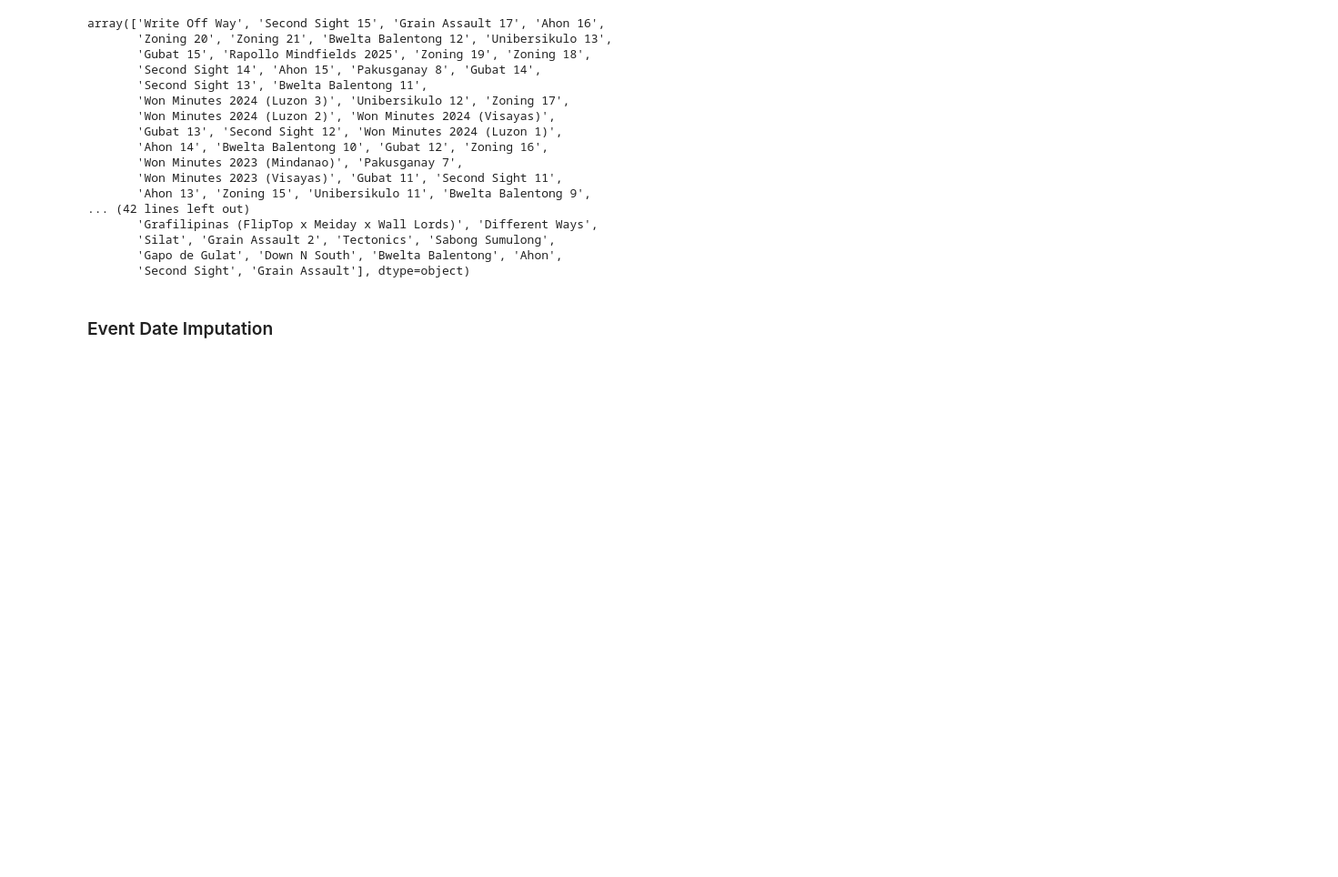
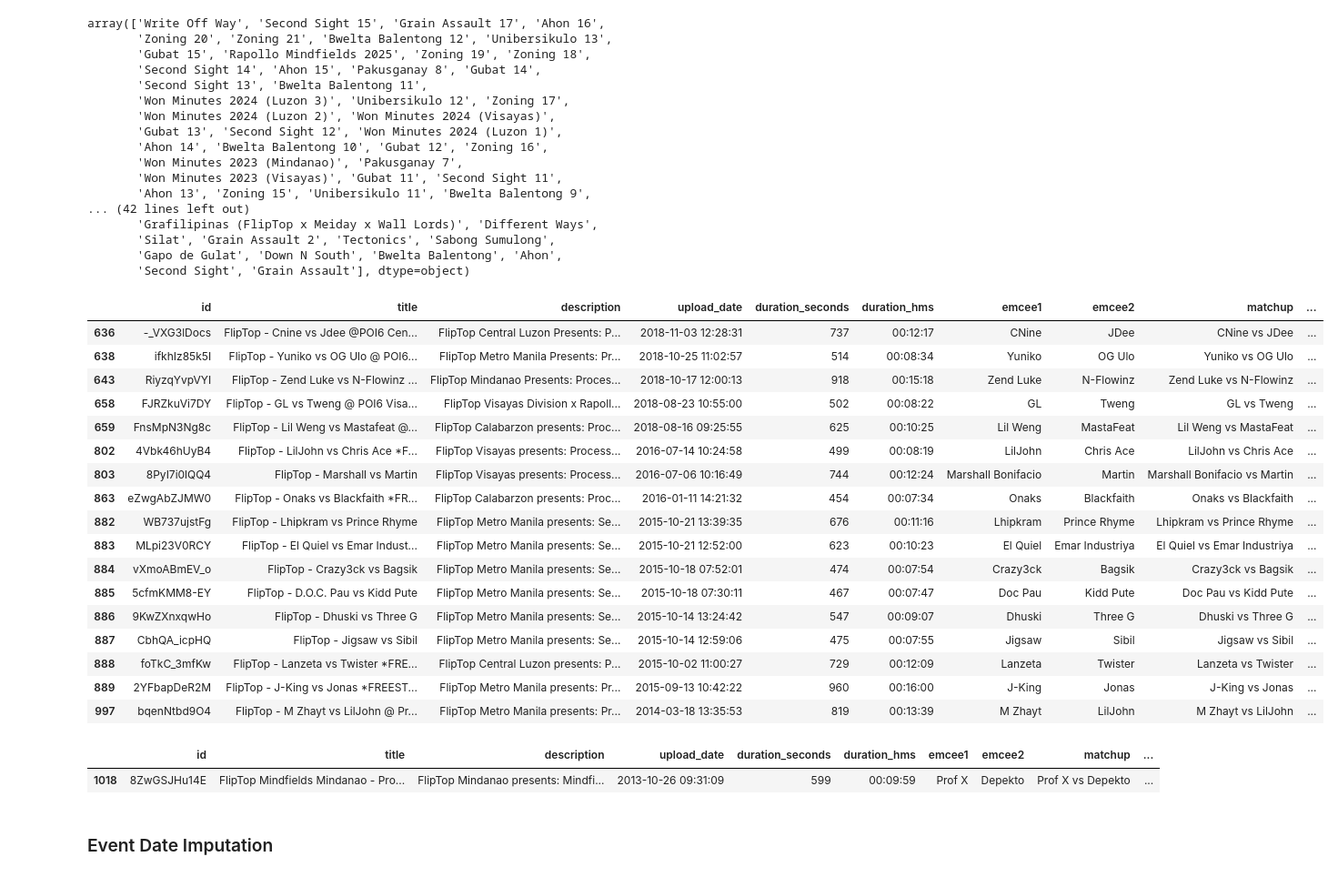
Before and after one commit to russluber/project-rap-sheet, a Jupyter notebook: notebooks/wrangling.ipynb, the cells around one changed output. Shown at 91% size. Cells and saved outputs as stored; diff of their text form; code cells hidden in the pictures; blank space fills up the shorter version.

Commit message:
Exclude Process of Illumination and Tryouts events and corresponding freestyle-with-a-beat battles
Regenerated outputs: included battles and emcees

Removed 18 intended rows (corresponding to POI)

```diff
--- a/notebooks/wrangling.ipynb
+++ b/notebooks/wrangling.ipynb
@@ -70,6 +70,32 @@ array(['Write Off Way', 'Second Sight 15', 'Grain Assault 17', 'Ahon 16',
        'Silat', 'Grain Assault 2', 'Tectonics', 'Sabong Sumulong',
        'Gapo de Gulat', 'Down N South', 'Bwelta Balentong', 'Ahon',
        'Second Sight', 'Grain Assault'], dtype=object)
+# %%
+df_battles[df_battles["event_name"].str.contains("Illumination")]
+# %% [output]
+|  | id | title | description | upload_date | duration_seconds | duration_hms | emcee1 | emcee2 | matchup | ... |
+| 636 | -_VXG3lDocs | FlipTop - Cnine vs Jdee @POI6 Cen... | FlipTop Central Luzon Presents: P... | 2018-11-03 12:28:31 | 737 | 00:12:17 | CNine | JDee | CNine vs JDee | ... |
+| 638 | ifkhIz85k5I | FlipTop - Yuniko vs OG Ulo @ POI6... | FlipTop Metro Manila Presents: Pr... | 2018-10-25 11:02:57 | 514 | 00:08:34 | Yuniko | OG Ulo | Yuniko vs OG Ulo | ... |
+| 643 | RiyzqYvpVYI | FlipTop - Zend Luke vs N-Flowinz ... | FlipTop Mindanao Presents: Proces... | 2018-10-17 12:00:13 | 918 | 00:15:18 | Zend Luke | N-Flowinz | Zend Luke vs N-Flowinz | ... |
+| 658 | FJRZkuVi7DY | FlipTop - GL vs Tweng @ POI6 Visa... | FlipTop Visayas Division x Rapoll... | 2018-08-23 10:55:00 | 502 | 00:08:22 | GL | Tweng | GL vs Tweng | ... |
+| 659 | FnsMpN3Ng8c | FlipTop - Lil Weng vs Mastafeat @... | FlipTop Calabarzon presents: Proc... | 2018-08-16 09:25:55 | 625 | 00:10:25 | Lil Weng | MastaFeat | Lil Weng vs MastaFeat | ... |
+| 802 | 4Vbk46hUyB4 | FlipTop - LilJohn vs Chris Ace *F... | FlipTop Visayas presents: Process... | 2016-07-14 10:24:58 | 499 | 00:08:19 | LilJohn | Chris Ace | LilJohn vs Chris Ace | ... |
+| 803 | 8PyI7i0lQQ4 | FlipTop - Marshall vs Martin | FlipTop Visayas presents: Process... | 2016-07-06 10:16:49 | 744 | 00:12:24 | Marshall Bonifacio | Martin | Marshall Bonifacio vs Martin | ... |
+| 863 | eZwgAbZJMW0 | FlipTop - Onaks vs Blackfaith *FR... | FlipTop Calabarzon presents: Proc... | 2016-01-11 14:21:32 | 454 | 00:07:34 | Onaks | Blackfaith | Onaks vs Blackfaith | ... |
+| 882 | WB737ujstFg | FlipTop - Lhipkram vs Prince Rhyme | FlipTop Metro Manila presents: Se... | 2015-10-21 13:39:35 | 676 | 00:11:16 | Lhipkram | Prince Rhyme | Lhipkram vs Prince Rhyme | ... |
+| 883 | MLpi23V0RCY | FlipTop - El Quiel vs Emar Indust... | FlipTop Metro Manila presents: Se... | 2015-10-21 12:52:00 | 623 | 00:10:23 | El Quiel | Emar Industriya | El Quiel vs Emar Industriya | ... |
+| 884 | vXmoABmEV_o | FlipTop - Crazy3ck vs Bagsik | FlipTop Metro Manila presents: Se... | 2015-10-18 07:52:01 | 474 | 00:07:54 | Crazy3ck | Bagsik | Crazy3ck vs Bagsik | ... |
+| 885 | 5cfmKMM8-EY | FlipTop - D.O.C. Pau vs Kidd Pute | FlipTop Metro Manila presents: Se... | 2015-10-18 07:30:11 | 467 | 00:07:47 | Doc Pau | Kidd Pute | Doc Pau vs Kidd Pute | ... |
+| 886 | 9KwZXnxqwHo | FlipTop - Dhuski vs Three G | FlipTop Metro Manila presents: Se... | 2015-10-14 13:24:42 | 547 | 00:09:07 | Dhuski | Three G | Dhuski vs Three G | ... |
+| 887 | CbhQA_icpHQ | FlipTop - Jigsaw vs Sibil | FlipTop Metro Manila presents: Se... | 2015-10-14 12:59:06 | 475 | 00:07:55 | Jigsaw | Sibil | Jigsaw vs Sibil | ... |
+| 888 | foTkC_3mfKw | FlipTop - Lanzeta vs Twister *FRE... | FlipTop Central Luzon presents: P... | 2015-10-02 11:00:27 | 729 | 00:12:09 | Lanzeta | Twister | Lanzeta vs Twister | ... |
+| 889 | 2YFbapDeR2M | FlipTop - J-King vs Jonas *FREEST... | FlipTop Metro Manila presents: Pr... | 2015-09-13 10:42:22 | 960 | 00:16:00 | J-King | Jonas | J-King vs Jonas | ... |
+| 997 | bqenNtbd9O4 | FlipTop - M Zhayt vs LilJohn @ Pr... | FlipTop Metro Manila presents: Pr... | 2014-03-18 13:35:53 | 819 | 00:13:39 | M Zhayt | LilJohn | M Zhayt vs LilJohn | ... |
+# %%
+df_battles[df_battles["event_name"].str.contains("Tryouts")]
+# %% [output]
+|  | id | title | description | upload_date | duration_seconds | duration_hms | emcee1 | emcee2 | matchup | ... |
+| 1018 | 8ZwGSJHu14E | FlipTop Mindfields Mindanao - Pro... | FlipTop Mindanao presents: Mindfi... | 2013-10-26 09:31:09 | 599 | 00:09:59 | Prof X | Depekto | Prof X vs Depekto | ... |
 # %% [markdown]
 ### Event Date Imputation
 # %% [markdown]
```
Also changed, not shown: 8 other files.
